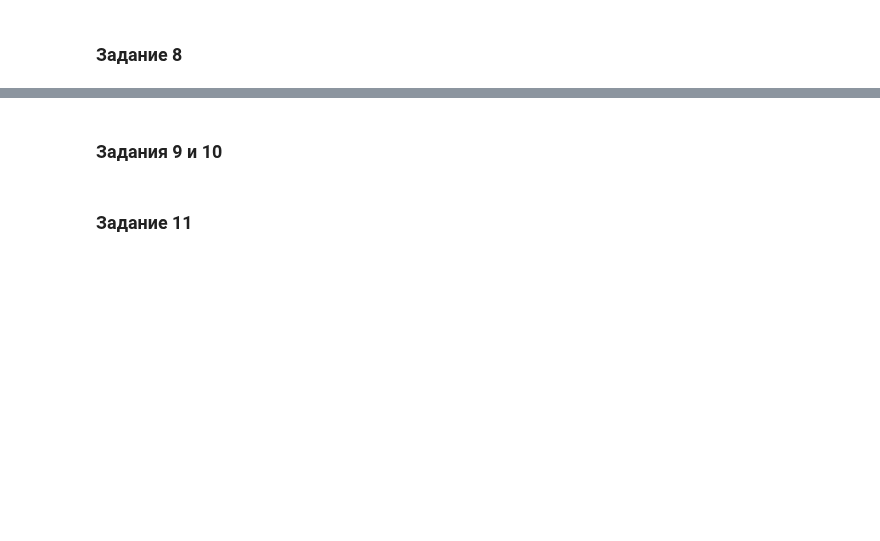
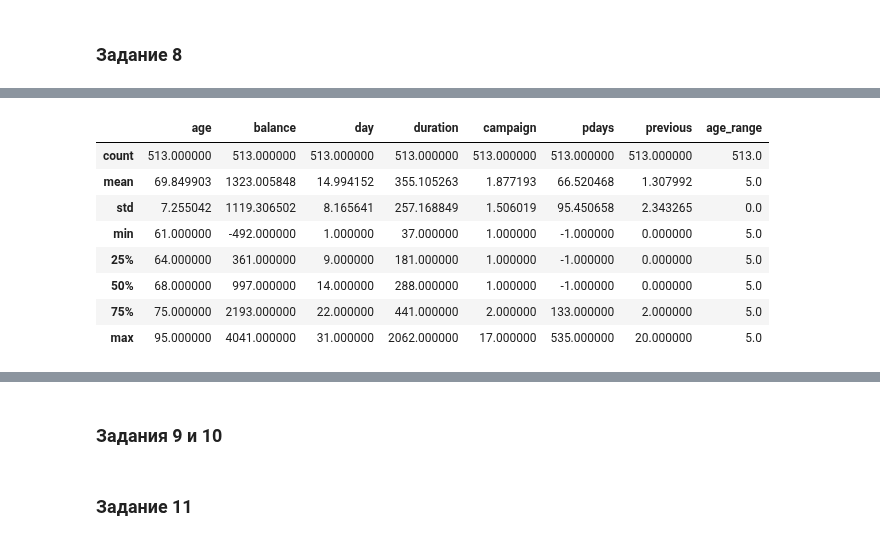
Before and after one commit to DmitriySky47/sf_data_science, a Jupyter notebook: project_4/Project_4_ML.ipynb, the cells around one changed output, grey strips where cells are left out. Saved outputs shown, nothing was run; the diff lists cells and outputs as text; code cells hidden in the pictures; blank space fills up the shorter version.

```diff
--- a/project_4/Project_4_ML.ipynb
+++ b/project_4/Project_4_ML.ipynb
@@ -328,0 +383,12 @@ Name: month, dtype: int64
+# %%
+df[(df['age_range'] == 5)].describe()
+# %% [output]
+|  | age | balance | day | duration | campaign | pdays | previous | age_range |
+| count | 513.000000 | 513.000000 | 513.000000 | 513.000000 | 513.000000 | 513.000000 | 513.000000 | 513.0 |
+| mean | 69.849903 | 1323.005848 | 14.994152 | 355.105263 | 1.877193 | 66.520468 | 1.307992 | 5.0 |
+| std | 7.255042 | 1119.306502 | 8.165641 | 257.168849 | 1.506019 | 95.450658 | 2.343265 | 0.0 |
+| min | 61.000000 | -492.000000 | 1.000000 | 37.000000 | 1.000000 | -1.000000 | 0.000000 | 5.0 |
+| 25% | 64.000000 | 361.000000 | 9.000000 | 181.000000 | 1.000000 | -1.000000 | 0.000000 | 5.0 |
+| 50% | 68.000000 | 997.000000 | 14.000000 | 288.000000 | 1.000000 | -1.000000 | 0.000000 | 5.0 |
+| 75% | 75.000000 | 2193.000000 | 22.000000 | 441.000000 | 2.000000 | 133.000000 | 2.000000 | 5.0 |
+| max | 95.000000 | 4041.000000 | 31.000000 | 2062.000000 | 17.000000 | 535.000000 | 20.000000 | 5.0 |
```
Also changed, not shown: parts of 9 cells of this notebook.
